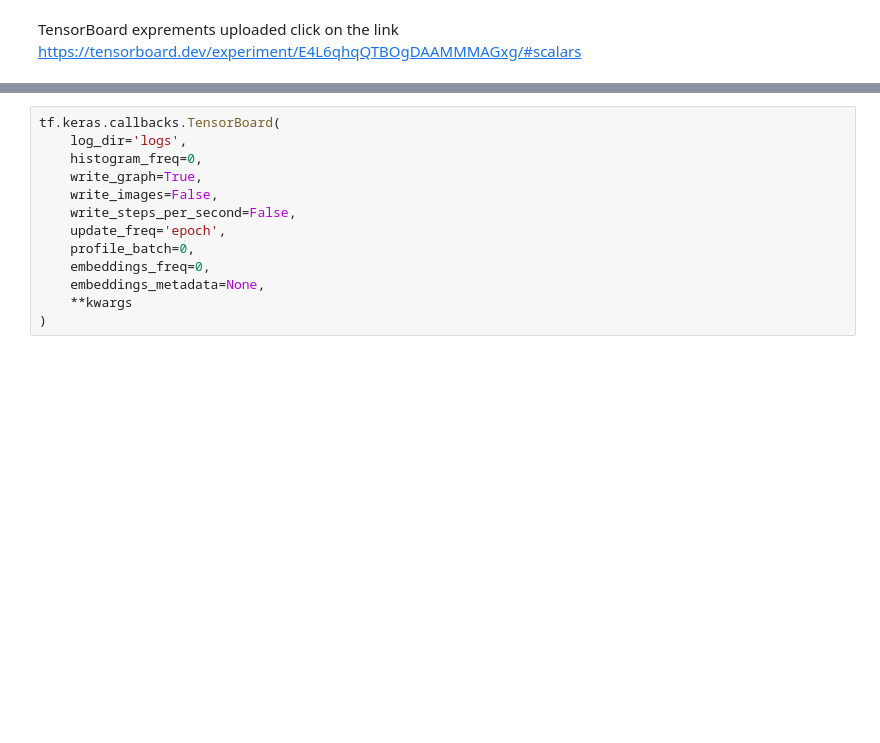
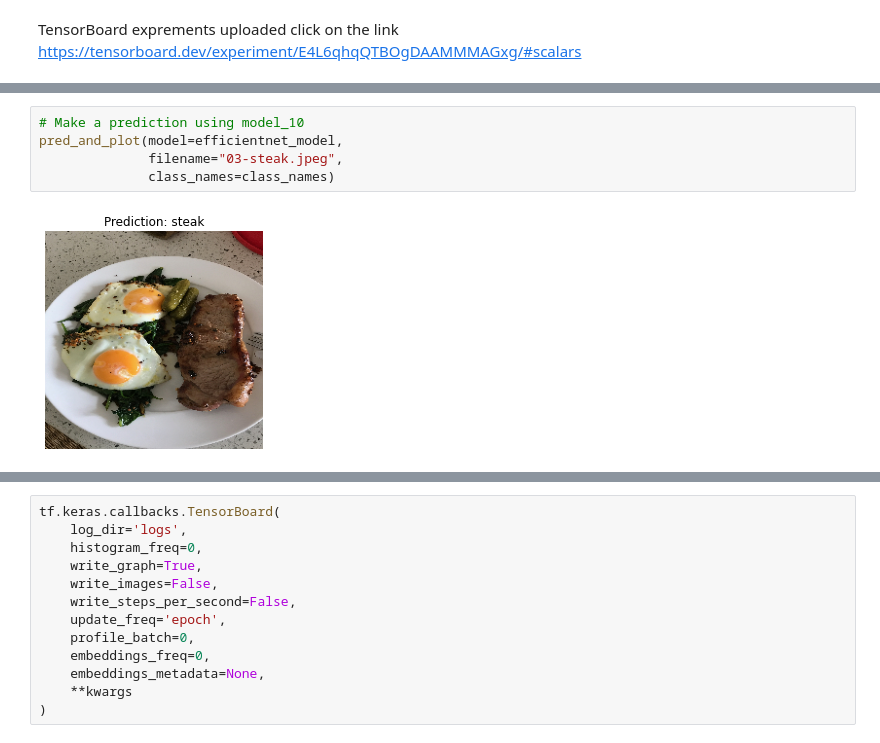
Before and after one commit to talha-rahmanreal/TensorFlow, a Jupyter notebook: Transfer_Learning.ipynb, the cells around one changed output, grey strips where cells are left out. Drawn from its saved outputs; the diff is of its cells as text; blank space fills up the shorter version.

```diff
--- a/Transfer_Learning.ipynb
+++ b/Transfer_Learning.ipynb
@@ -321,0 +377,7 @@ https://tensorboard.dev/experiment/E4L6qhqQTBOgDAAMMMAGxg/#scalars
+# %%
+# Make a prediction using model_10
+pred_and_plot(model=efficientnet_model,
+              filename="03-steak.jpeg",
+              class_names=class_names)
+# %% [output]
+[figure, added]
```
Also changed, not shown: parts of 14 cells of this notebook.
